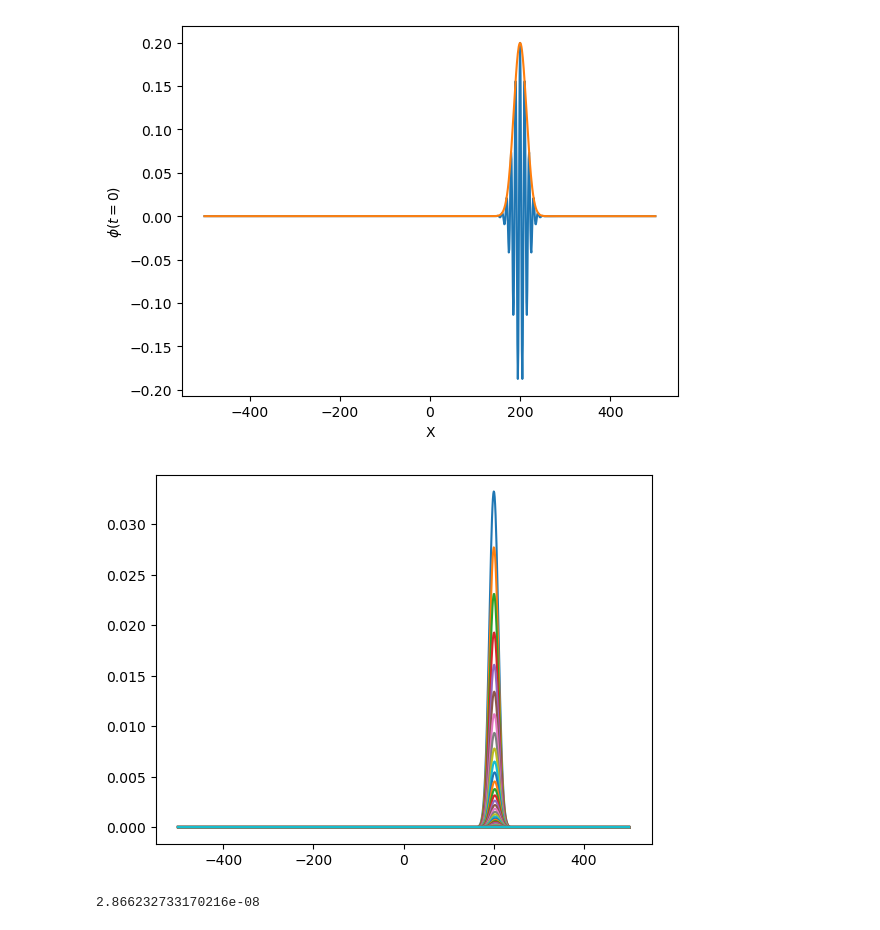
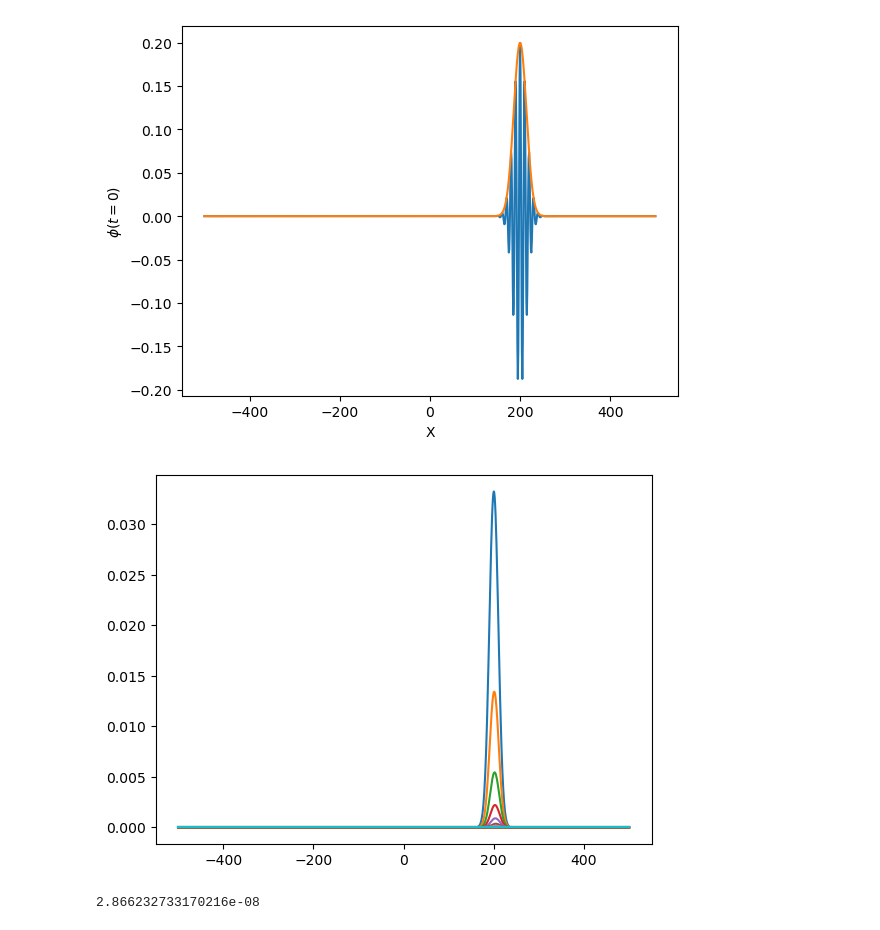
Before and after one commit to blanton144/computational-grad, a Jupyter notebook: docs/notebooks/pde.ipynb, the cells around one changed output. Drawn from its saved outputs; the diff is of its cells as text; code cells hidden in the pictures.

```diff
--- a/docs/notebooks/pde.ipynb
+++ b/docs/notebooks/pde.ipynb
@@ -179,6 +179,7 @@ def advective_leapfrog_step(q=None, qold=None, dx=None, dt=None, v=None):
     return(qnew)
 # %%
 sig = 10.
+x = np.arange(n)
 qold = np.exp(- 0.5 * (x - start)**2 / sig**2) / np.sqrt(2. * np.pi) / sig
 qstart = advective_lax_step(q=qold, dx=dx, dt=dx / v * 0.5, v=v)
 # %%
@@ -278,9 +279,10 @@ Ainv = schrodinger_implicit_matrix(dt=0.25, dx=1., V=V)
 # %%
 for i in np.arange(100):
     phi = Ainv.dot(phi)
-    plt.plot(x, np.abs(phi)**2)
+    if((i % 5) == 0):
+        plt.plot(x, np.abs(phi)**2)
 # %% [output]
-[figure, old version]
+[figure, new version]
 # %%
 print((np.abs(phi)**2).sum())
 # %% [output]
```
Also changed, not shown: parts of 1 cell of this notebook, 1 other file.
